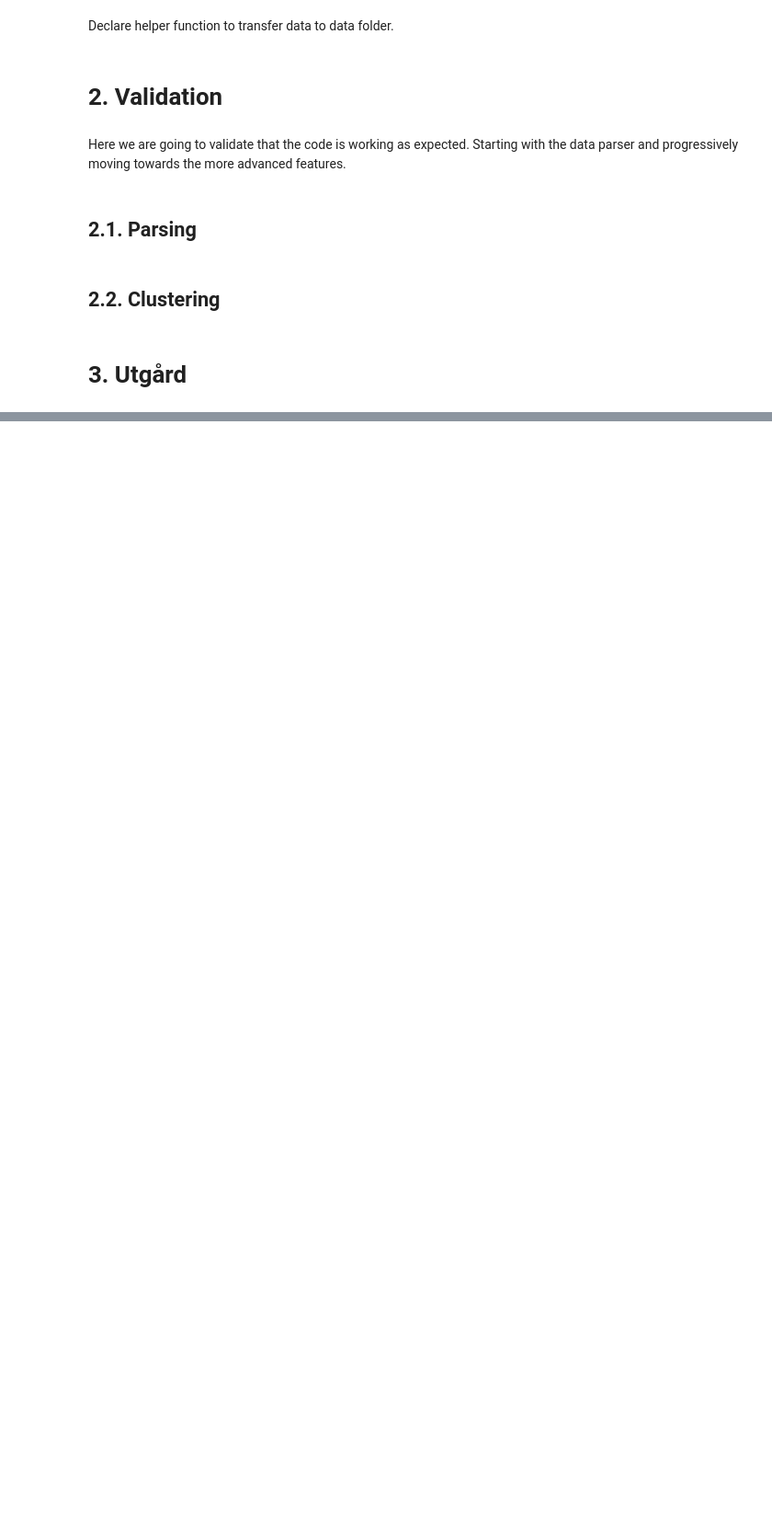
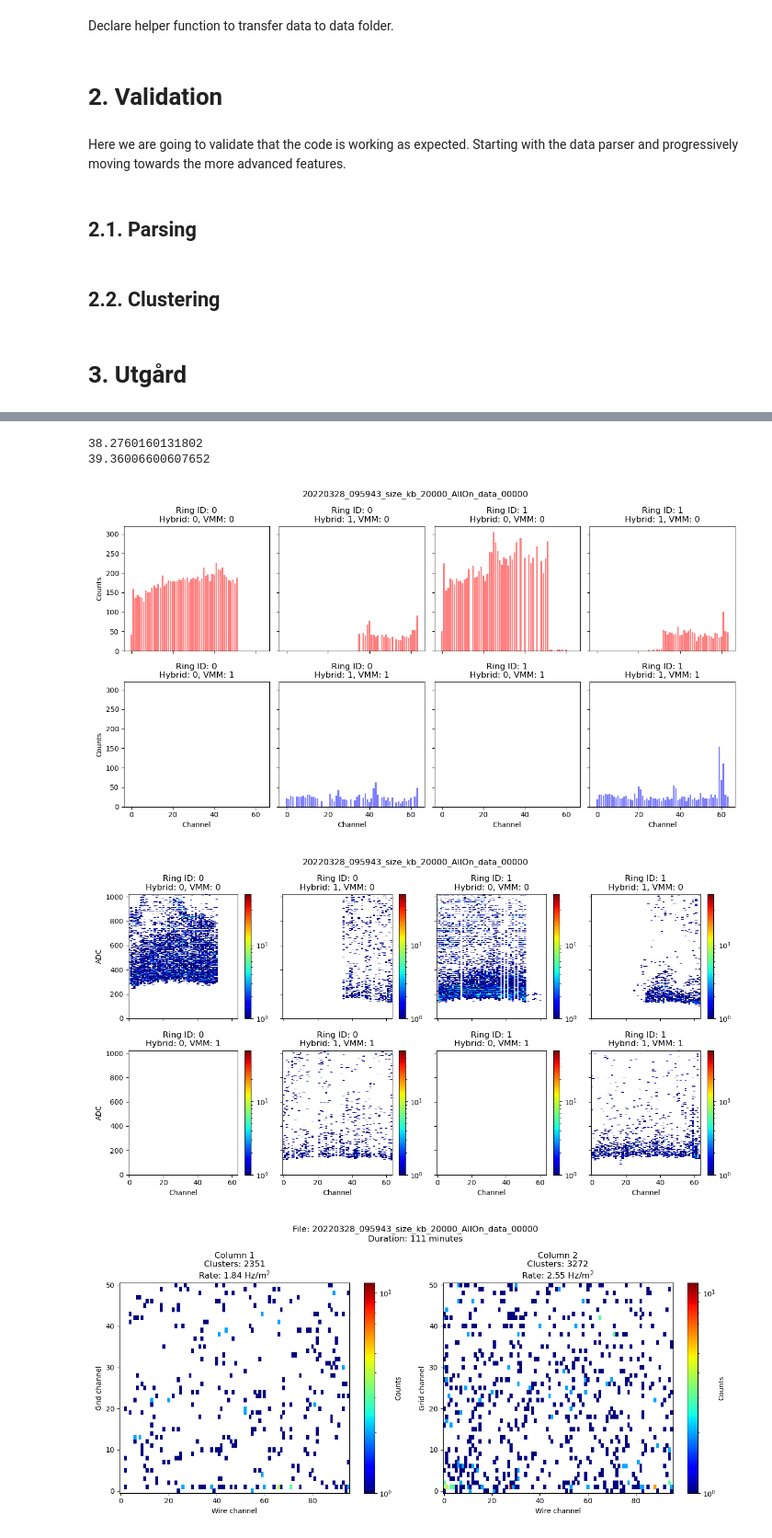
Before and after one commit to ess-dg/mg-let-2022-vmm-analysis, a Jupyter notebook: notebooks/preparations_mg_let.ipynb, the cells around one changed output, grey strips where cells are left out. Shown at 92% size. Cells and saved outputs as stored; diff of their text form; code cells hidden in the pictures; blank space fills up the shorter version.

Commit message:
Updated clustering script and added additional analysis features

```diff
--- a/notebooks/preparations_mg_let.ipynb
+++ b/notebooks/preparations_mg_let.ipynb
@@ -370,0 +412,30 @@ mg_debug.plot_channel_histograms_large(df_run_0, file_name, lower_threshold=200,
+# %%
+# Define data paths
+remote_data_folder = 'essdaq@172.30.244.19:~/let_utgard_data/'
+local_data_folder = '/Users/alexanderbackis/Documents/code/mg-let-2022-vmm-analysis/data/let_utgard_data/'
+# Update data
+#update_data(remote_data_folder, local_data_folder)
+# Declare path to file of interest
+file_name = '20220328_095943_size_kb_20000_AllOn_data_00000'
+file_path = local_data_folder + file_name + '.pcapng'
+# Import  data
+df_run_0 = mg_read.read_vmm_data(file_path)
+# Plot raw data
+mg_debug.plot_channel_histograms_large(df_run_0, file_name, print_text=False, lower_threshold=100, higher_threshold=500)
+mg_debug.plot_channel_vs_adc_2d_histograms_large(df_run_0, file_name, number_bins=50)
+#mg_debug.plot_adc_histograms_large(df_run_0, file_name, number_bins=50)
+# Cluster data
+df_clu_0 = mg_cluster.cluster_vmm_data(df_run_0)
+# Plot clusters
+mg_debug.plot_coincidences(df_clu_0, file_name)
+mg_debug.plot_multiplicity(df_clu_0, file_name)
+mg_debug.plot_phs_wires_vs_grids(df_clu_0, file_name)
+mg_debug.plot_phs_wires_and_grids(df_clu_0, file_name)
+mg_debug.plot_delta_time(df_clu_0, file_name, number_bins=200)
+mg_debug.plot_time(df_clu_0, file_name)
+# %% [output]
+38.2760160131802
+39.36006600607652
+[figure, added]
+[figure, added]
+[figure, added]
```
Also changed, not shown: parts of 11 cells of this notebook, 2 other files.
